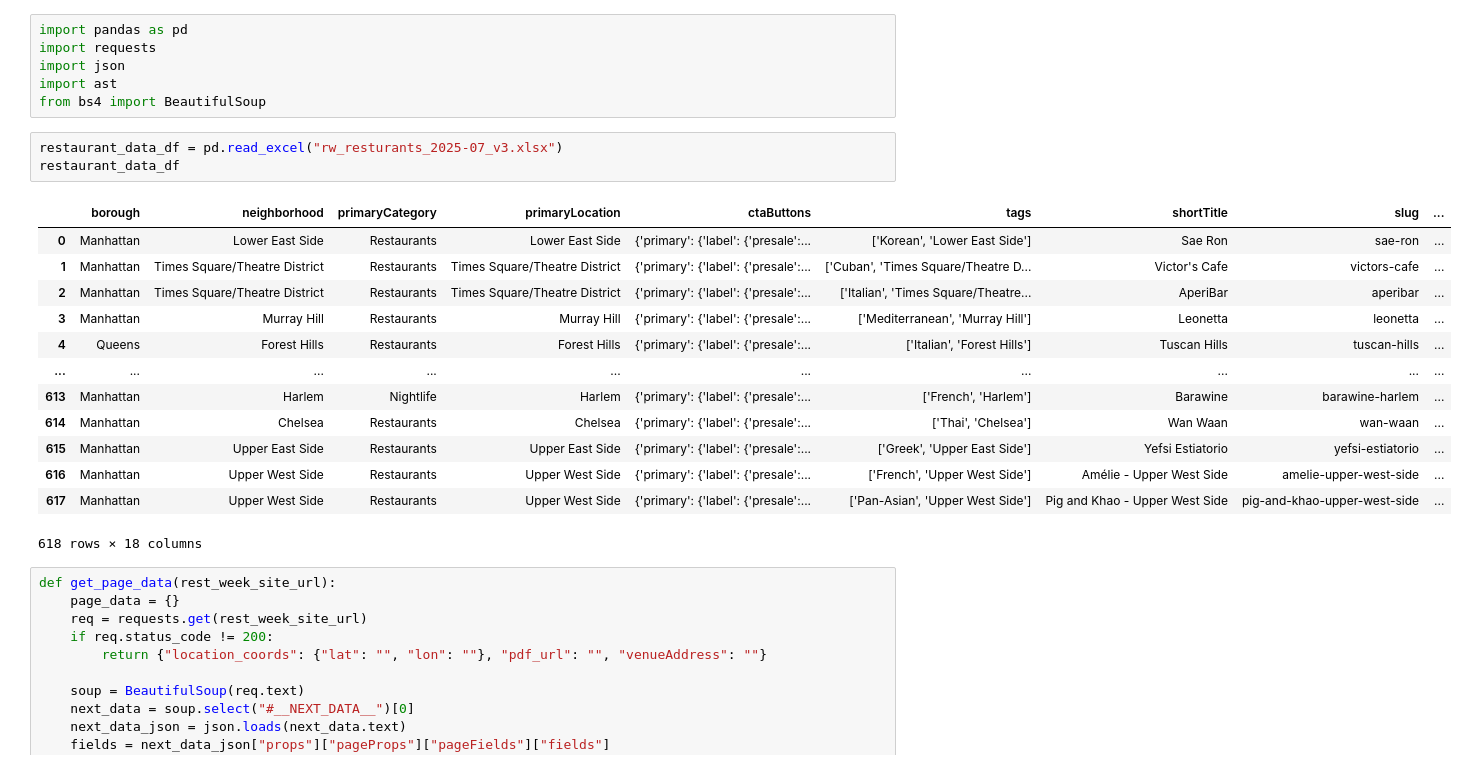
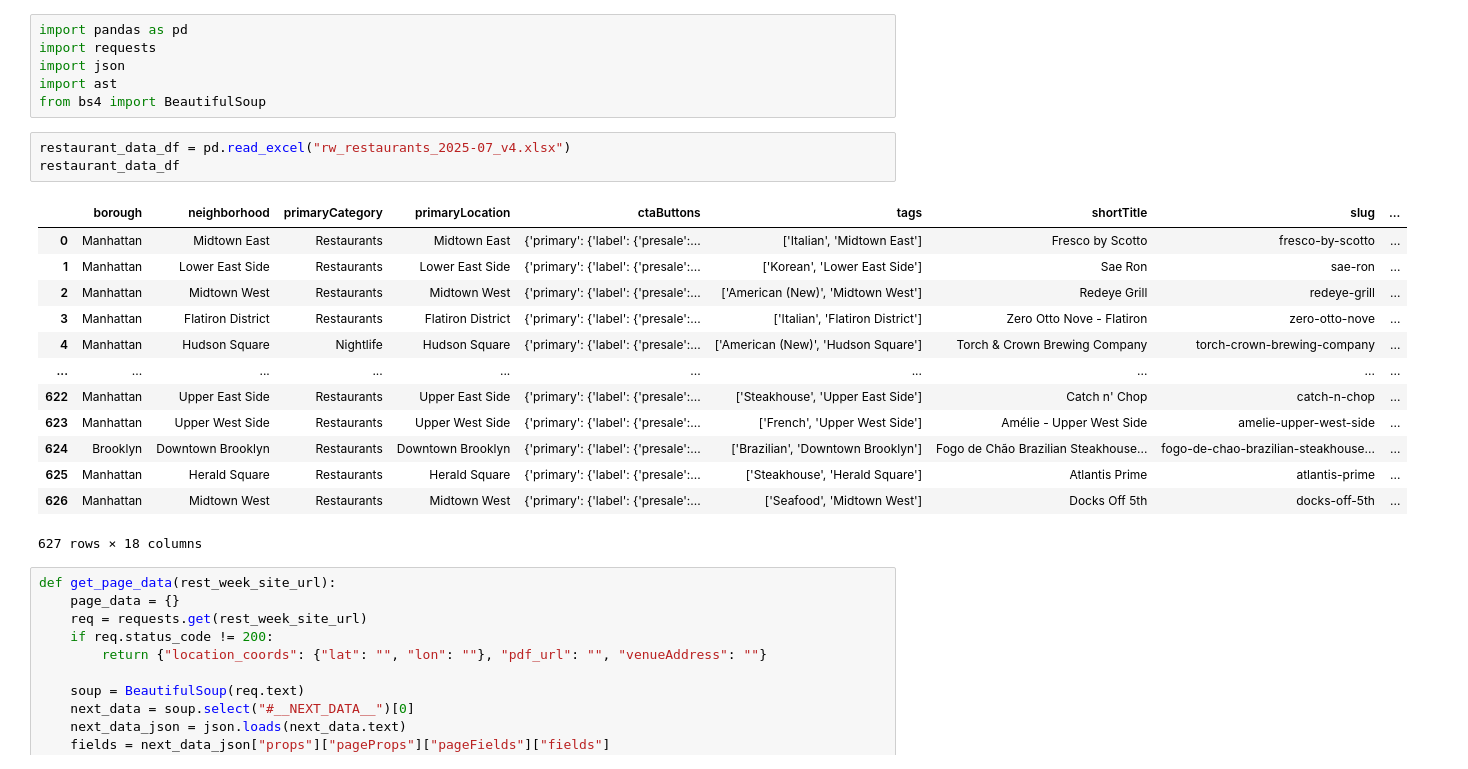
Before and after one commit to asdfblarg/NYC-Restaurant-Week-Map, a Jupyter notebook: summer_2025/get_rest_page_data-final.ipynb, the cells around one changed output. Saved outputs shown, nothing was run; the diff lists cells and outputs as text.

Commit message:
update restaurant list and fix file name typo

```diff
--- a/summer_2025/get_rest_page_data-final.ipynb
+++ b/summer_2025/get_rest_page_data-final.ipynb
@@ -5,22 +5,22 @@ import json
 import ast
 from bs4 import BeautifulSoup
 # %%
-restaurant_data_df = pd.read_excel("rw_resturants_2025-07_v3.xlsx")
+restaurant_data_df = pd.read_excel("rw_restaurants_2025-07_v4.xlsx")
 restaurant_data_df
 # %% [output]
 |  | borough | neighborhood | primaryCategory | primaryLocation | ctaButtons | tags | shortTitle | slug | ... |
-| 0 | Manhattan | Lower East Side | Restaurants | Lower East Side | {'primary': {'label': {'presale':... | ['Korean', 'Lower East Side'] | Sae Ron | sae-ron | ... |
-| 1 | Manhattan | Times Square/Theatre District | Restaurants | Times Square/Theatre District | {'primary': {'label': {'presale':... | ['Cuban', 'Times Square/Theatre D... | Victor's Cafe | victors-cafe | ... |
-| 2 | Manhattan | Times Square/Theatre District | Restaurants | Times Square/Theatre District | {'primary': {'label': {'presale':... | ['Italian', 'Times Square/Theatre... | AperiBar | aperibar | ... |
-| 3 | Manhattan | Murray Hill | Restaurants | Murray Hill | {'primary': {'label': {'presale':... | ['Mediterranean', 'Murray Hill'] | Leonetta | leonetta | ... |
-| 4 | Queens | Forest Hills | Restaurants | Forest Hills | {'primary': {'label': {'presale':... | ['Italian', 'Forest Hills'] | Tuscan Hills | tuscan-hills | ... |
+| 0 | Manhattan | Midtown East | Restaurants | Midtown East | {'primary': {'label': {'presale':... | ['Italian', 'Midtown East'] | Fresco by Scotto | fresco-by-scotto | ... |
+| 1 | Manhattan | Lower East Side | Restaurants | Lower East Side | {'primary': {'label': {'presale':... | ['Korean', 'Lower East Side'] | Sae Ron | sae-ron | ... |
+| 2 | Manhattan | Midtown West | Restaurants | Midtown West | {'primary': {'label': {'presale':... | ['American (New)', 'Midtown West'] | Redeye Grill | redeye-grill | ... |
+| 3 | Manhattan | Flatiron District | Restaurants | Flatiron District | {'primary': {'label': {'presale':... | ['Italian', 'Flatiron District'] | Zero Otto Nove - Flatiron | zero-otto-nove | ... |
+| 4 | Manhattan | Hudson Square | Nightlife | Hudson Square | {'primary': {'label': {'presale':... | ['American (New)', 'Hudson Square'] | Torch & Crown Brewing Company | torch-crown-brewing-company | ... |
 | ... | ... | ... | ... | ... | ... | ... | ... | ... | ... |
-| 613 | Manhattan | Harlem | Nightlife | Harlem | {'primary': {'label': {'presale':... | ['French', 'Harlem'] | Barawine | barawine-harlem | ... |
-| 614 | Manhattan | Chelsea | Restaurants | Chelsea | {'primary': {'label': {'presale':... | ['Thai', 'Chelsea'] | Wan Waan | wan-waan | ... |
-| 615 | Manhattan | Upper East Side | Restaurants | Upper East Side | {'primary': {'label': {'presale':... | ['Greek', 'Upper East Side'] | Yefsi Estiatorio | yefsi-estiatorio | ... |
-| 616 | Manhattan | Upper West Side | Restaurants | Upper West Side | {'primary': {'label': {'presale':... | ['French', 'Upper West Side'] | Amélie - Upper West Side | amelie-upper-west-side | ... |
-| 617 | Manhattan | Upper West Side | Restaurants | Upper West Side | {'primary': {'label': {'presale':... | ['Pan-Asian', 'Upper West Side'] | Pig and Khao - Upper West Side | pig-and-khao-upper-west-side | ... |
+| 622 | Manhattan | Upper East Side | Restaurants | Upper East Side | {'primary': {'label': {'presale':... | ['Steakhouse', 'Upper East Side'] | Catch n' Chop | catch-n-chop | ... |
+| 623 | Manhattan | Upper West Side | Restaurants | Upper West Side | {'primary': {'label': {'presale':... | ['French', 'Upper West Side'] | Amélie - Upper West Side | amelie-upper-west-side | ... |
+| 624 | Brooklyn | Downtown Brooklyn | Restaurants | Downtown Brooklyn | {'primary': {'label': {'presale':... | ['Brazilian', 'Downtown Brooklyn'] | Fogo de Chão Brazilian Steakhouse... | fogo-de-chao-brazilian-steakhouse... | ... |
+| 625 | Manhattan | Herald Square | Restaurants | Herald Square | {'primary': {'label': {'presale':... | ['Steakhouse', 'Herald Square'] | Atlantis Prime | atlantis-prime | ... |
+| 626 | Manhattan | Midtown West | Restaurants | Midtown West | {'primary': {'label': {'presale':... | ['Seafood', 'Midtown West'] | Docks Off 5th | docks-off-5th | ... |
-618 rows × 18 columns
+627 rows × 18 columns
 # %%
 def get_page_data(rest_week_site_url):
     page_data = {}
```
Also changed, not shown: parts of 3 cells of this notebook, 7 other files.
